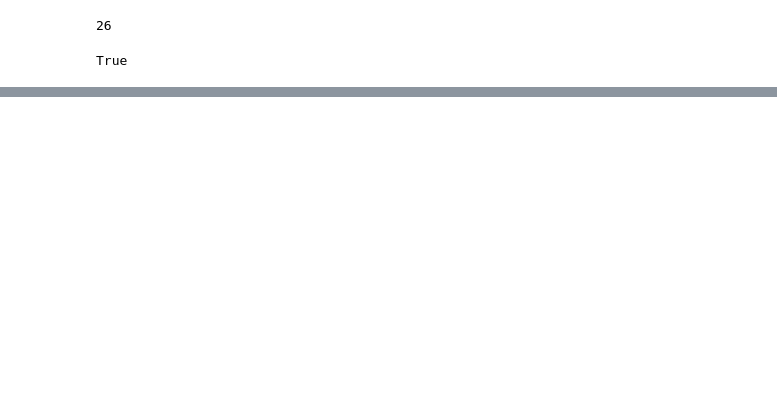
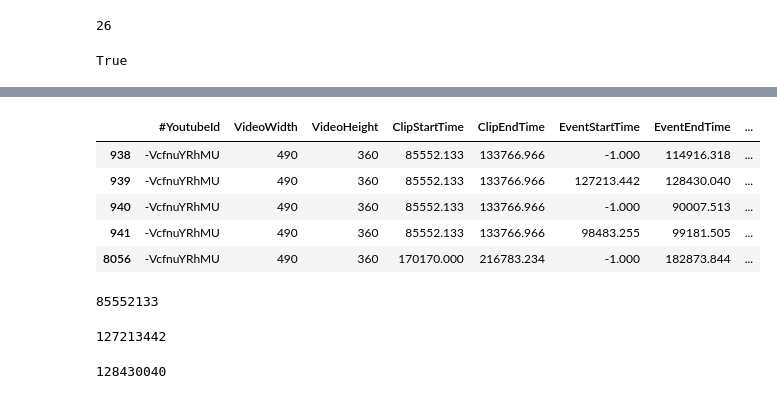
Before and after one commit to atakanguney/computer-vision-term-project, a Jupyter notebook: code/TermProject.ipynb, the cells around one changed output, grey strips where cells are left out. Drawn from its saved outputs; the diff is of its cells as text; code cells hidden in the pictures; blank space fills up the shorter version.

```diff
--- a/code/TermProject.ipynb
+++ b/code/TermProject.ipynb
@@ -258,0 +275,9 @@ cv2.destroyAllWindows()
+# %%
+sample.head()
+# %% [output]
+|  | #YoutubeId | VideoWidth | VideoHeight | ClipStartTime | ClipEndTime | EventStartTime | EventEndTime | ... |
+| 938 | -VcfnuYRhMU | 490 | 360 | 85552.133 | 133766.966 | -1.000 | 114916.318 | ... |
+| 939 | -VcfnuYRhMU | 490 | 360 | 85552.133 | 133766.966 | 127213.442 | 128430.040 | ... |
+| 940 | -VcfnuYRhMU | 490 | 360 | 85552.133 | 133766.966 | -1.000 | 90007.513 | ... |
+| 941 | -VcfnuYRhMU | 490 | 360 | 85552.133 | 133766.966 | 98483.255 | 99181.505 | ... |
+| 8056 | -VcfnuYRhMU | 490 | 360 | 170170.000 | 216783.234 | -1.000 | 182873.844 | ... |
@@ -258,0 +322,4 @@ cv2.destroyAllWindows()
+# %%
+clip_start
+# %% [output]
+85552133
@@ -258,0 +330,8 @@ cv2.destroyAllWindows()
+# %%
+event_start
+# %% [output]
+127213442
+# %%
+event_end
+# %% [output]
+128430040
```
Also changed, not shown: parts of 71 cells of this notebook, 4 other files.
